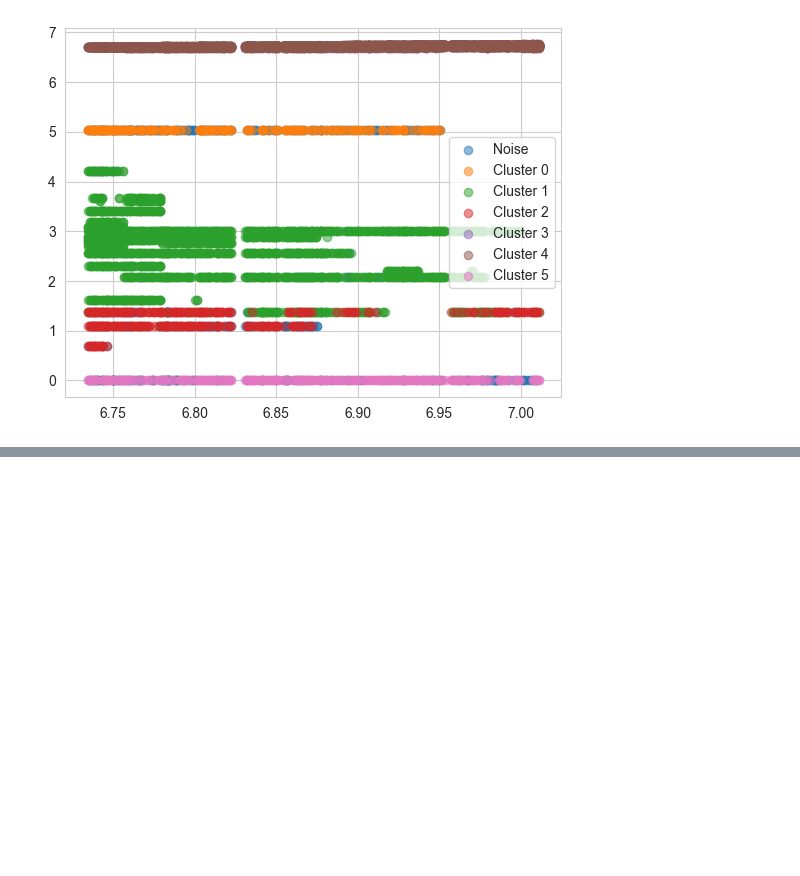
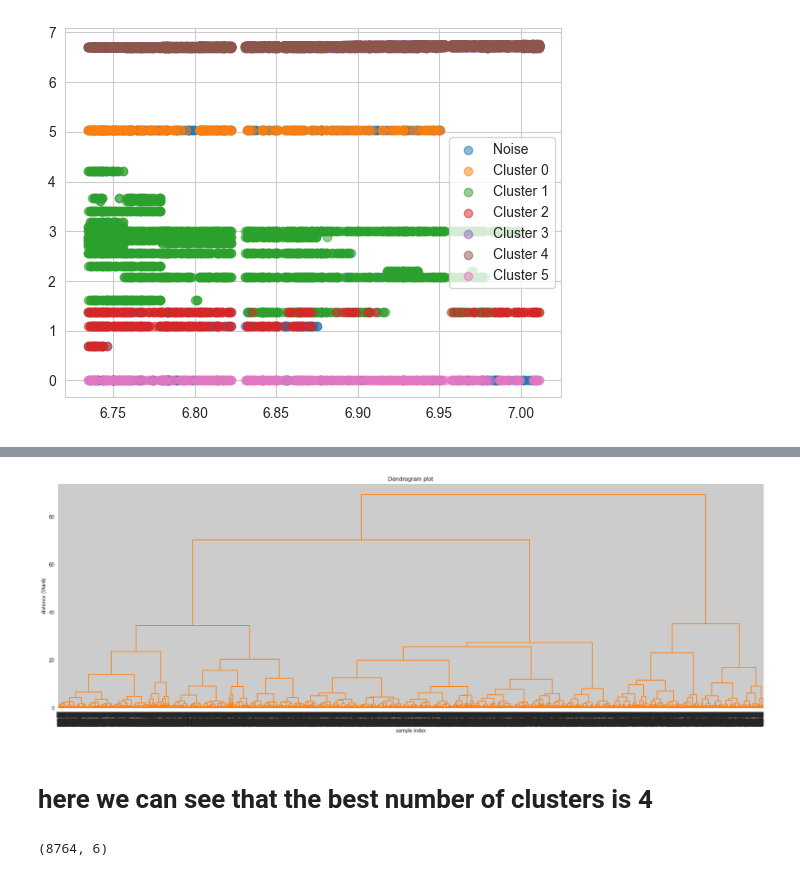
Before and after one commit to nirmolcho/Clustering_and_TS_DS_Alg, a Jupyter notebook: Clustering/Clustering.ipynb, the cells around one changed output, grey strips where cells are left out. Drawn from its saved outputs; the diff is of its cells as text; code cells hidden in the pictures; blank space fills up the shorter version.

```diff
--- a/Clustering/Clustering.ipynb
+++ b/Clustering/Clustering.ipynb
@@ -504,0 +544,2 @@ plt.show()
+# %%
+final['Clusters'] = y_kmeans
@@ -504,0 +579,30 @@ plt.show()
+# %%
+final.drop(['Clusters'],axis=1,inplace=True)
+# %%
+linked = linkage(final, 'ward')
+
+plt.figure(figsize=(25, 8))
+
+labels = [f'sample {i}' for i in range(final.shape[0])]
+
+dendrogram(
+    linked,
+    color_threshold=100,
+    labels=labels,
+    orientation='top',
+    distance_sort='descending',
+    show_leaf_counts=True
+)
+plt.title('Dendrogram plot')
+plt.xlabel('sample index')
+plt.ylabel('distance (Ward)')
+plt.show()
+# %% [output]
+[figure, added]
+# %% [markdown]
+# here we can see that the best number of clusters is 4
+# %%
+data = final.to_numpy()
+data.shape
+# %% [output]
+(8764, 6)
```
Also changed, not shown: parts of 15 cells of this notebook.
